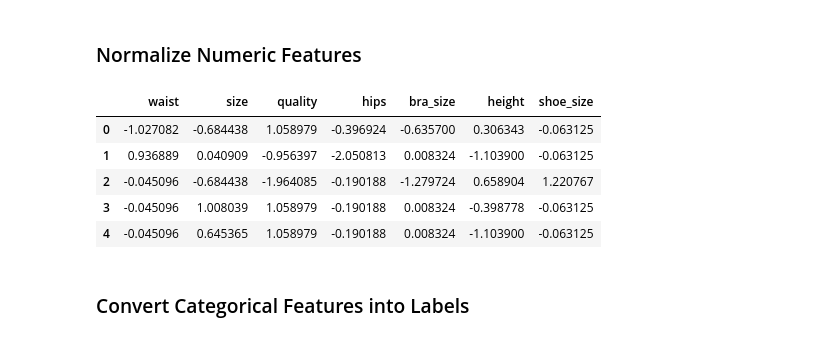
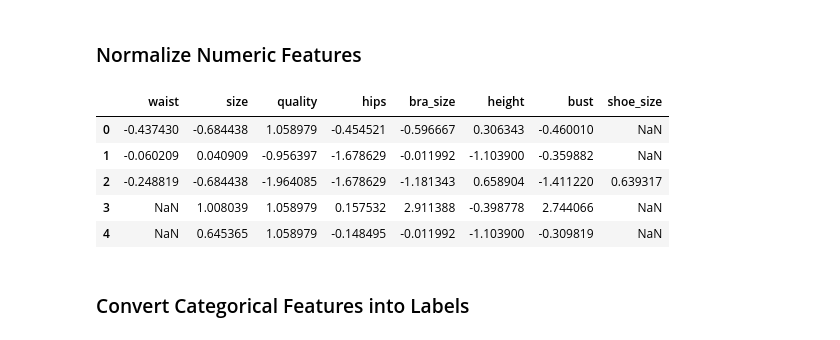
Before and after one commit to Gizmon99/University, a Jupyter notebook: praca_inz/notebooks/data_preparation.ipynb, the cells around one changed output. Saved outputs shown, nothing was run; the diff lists cells and outputs as text; code cells hidden in the pictures.

Commit message:
Add normal distribution imputation

```diff
--- a/praca_inz/notebooks/data_preparation.ipynb
+++ b/praca_inz/notebooks/data_preparation.ipynb
@@ -120,0 +125,3 @@ dtype: object
+# %%
+def flatten(t):
+    return [item for sublist in t for item in sublist]
@@ -120,0 +150,22 @@ dtype: object
+# %%
+df_records['cup_size'] = df_records['cup_size'].replace('dd/e','e').replace('ddd/f','f').replace('dddd/g','g')
+encoder = {"aa":0, "a":2, "b":4, "c":6, "d":8, "e":10, "f":12, "g":14, "h":16, "i":18, "j":20, "k":22}
+decoder = {0:"aa", 2:"a", 4:"b", 6:"c", 8:"d", 10:"e", 12:"f", 14:"g", 16:"h", 18:"i", 20:"j", 22:"k"}
+
+normal_columns = ['cup_size', 'hips', 'bra_size']
+for col in normal_columns:
+    test_subjects = df_records[df_records[col].isnull()]['user_id'].value_counts()
+    natives = df_records[df_records[col].notnull()][['user_id',col]]
+    data = df_records[df_records[col].notnull()][col]
+    uniq = data.unique()
+
+    if col == 'cup_size':
+        shap = shapiro_test(list(data), [test_subjects[i] for i in test_subjects[test_subjects > 1].keys()], uniq, 1, encoder, decoder)
+    else:
+        shap = shapiro_test(list(data), [test_subjects[i] for i in test_subjects[test_subjects > 1].keys()], uniq, 1)
+
+    dicto = {idx: shap[i] for i, idx in enumerate(test_subjects[test_subjects > 1].keys())}
+    dicto.update({idx: uniq[i%len(uniq)] for i, idx in enumerate(test_subjects[test_subjects <= 1].keys())})
+    dicto.update({natives['user_id'][i]: natives[col][i] for i in natives.index})
+    change = [dicto[idx] for idx in df_records['user_id']]
+    df_records[col] = change
@@ -125,8 +180,8 @@ from sklearn.impute import SimpleImputer
 median_imputer = SimpleImputer(missing_values=np.nan, strategy='median')
 frequent_imputer = SimpleImputer(missing_values=np.nan, strategy='most_frequent')
 # %%
-numeric_columns = ['quality', 'hips', 'bra_size']
-string_columns = ['cup_size', 'height']
+numeric_columns = ['quality']
+string_columns = ['height']
 
 for col in numeric_columns:
     df_records[col] = median_imputer.fit_transform(np.array(df_records[col]).reshape(-1,1)).squeeze()
@@ -134,7 +189,6 @@ for col in numeric_columns:
 for col in string_columns:
     df_records[col] = frequent_imputer.fit_transform(np.array(df_records[col]).reshape(-1,1)).squeeze()
 
-df_records['cup_size'] = df_records['cup_size'].replace('dd/e','e').replace('ddd/f','f').replace('dddd/g','g')
 df_records.isna().sum()
 # %% [output]
 item_id           0
@@ -260,18 +294,18 @@ df_records['height'] = df_records['height'].apply(get_float_height)
 # %%
 from sklearn.preprocessing import StandardScaler
 
-numeric_columns = ['waist', 'size', 'quality', 'hips', 'bra_size', 'height', 'shoe_size']
+numeric_columns = ['waist', 'size', 'quality', 'hips', 'bra_size', 'height', 'bust', 'shoe_size']
 scaler = StandardScaler()
 df_records_numeric = pd.DataFrame(scaler.fit_transform(df_records.loc[:, numeric_columns]),
                                   columns=numeric_columns)
 df_records_numeric.head()
 # %% [output]
-|  | waist | size | quality | hips | bra_size | height | shoe_size |
-| 0 | -1.027082 | -0.684438 | 1.058979 | -0.396924 | -0.635700 | 0.306343 | -0.063125 |
-| 1 | 0.936889 | 0.040909 | -0.956397 | -2.050813 | 0.008324 | -1.103900 | -0.063125 |
-| 2 | -0.045096 | -0.684438 | -1.964085 | -0.190188 | -1.279724 | 0.658904 | 1.220767 |
-| 3 | -0.045096 | 1.008039 | 1.058979 | -0.190188 | 0.008324 | -0.398778 | -0.063125 |
-| 4 | -0.045096 | 0.645365 | 1.058979 | -0.190188 | 0.008324 | -1.103900 | -0.063125 |
+|  | waist | size | quality | hips | bra_size | height | bust | shoe_size |
+| 0 | -0.437430 | -0.684438 | 1.058979 | -0.454521 | -0.596667 | 0.306343 | -0.460010 | NaN |
+| 1 | -0.060209 | 0.040909 | -0.956397 | -1.678629 | -0.011992 | -1.103900 | -0.359882 | NaN |
+| 2 | -0.248819 | -0.684438 | -1.964085 | -1.678629 | -1.181343 | 0.658904 | -1.411220 | 0.639317 |
+| 3 | NaN | 1.008039 | 1.058979 | 0.157532 | 2.911388 | -0.398778 | 2.744066 | NaN |
+| 4 | NaN | 0.645365 | 1.058979 | -0.148495 | -0.011992 | -1.103900 | -0.309819 | NaN |
 # %% [markdown]
 ### Convert Categorical Features into Labels
 # %%
```
Also changed, not shown: parts of 13 cells of this notebook, 1 other file.
